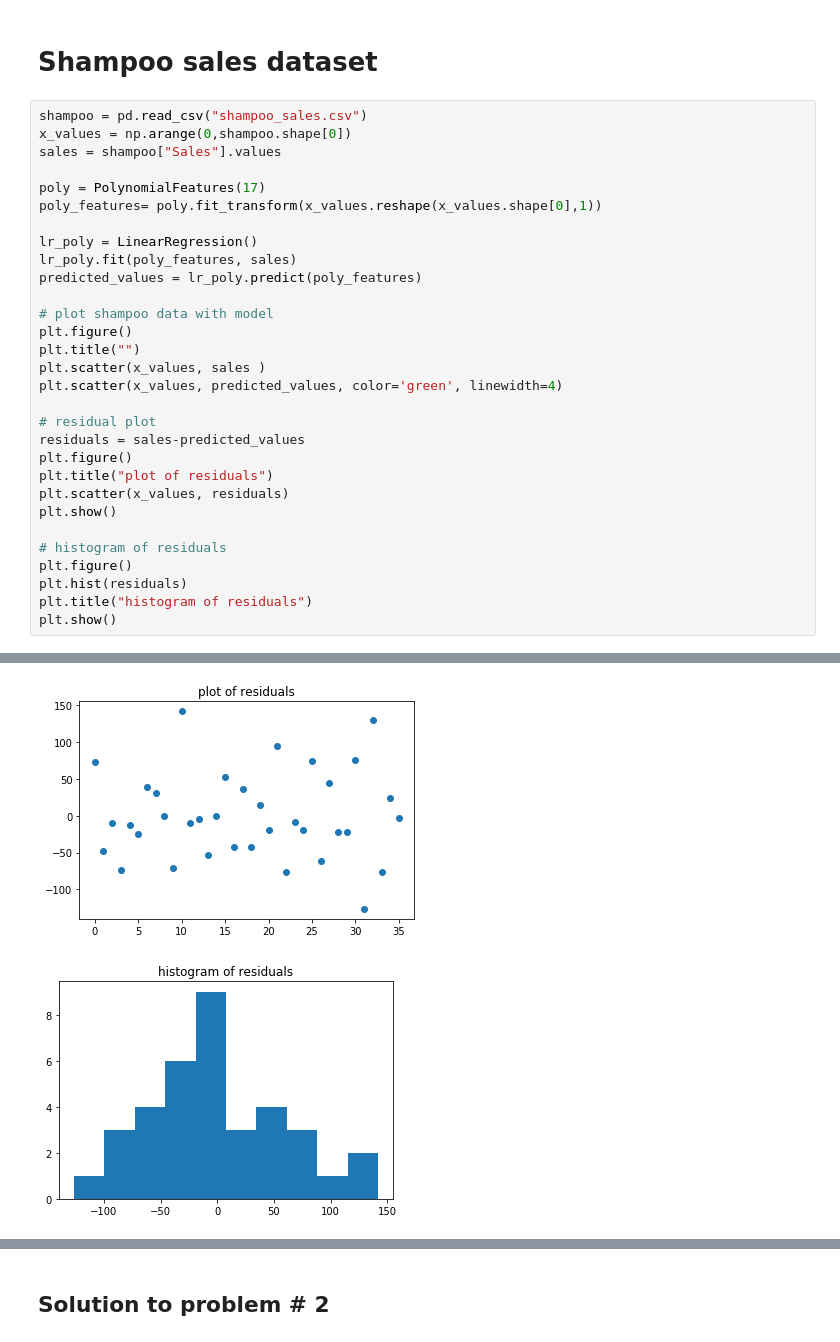
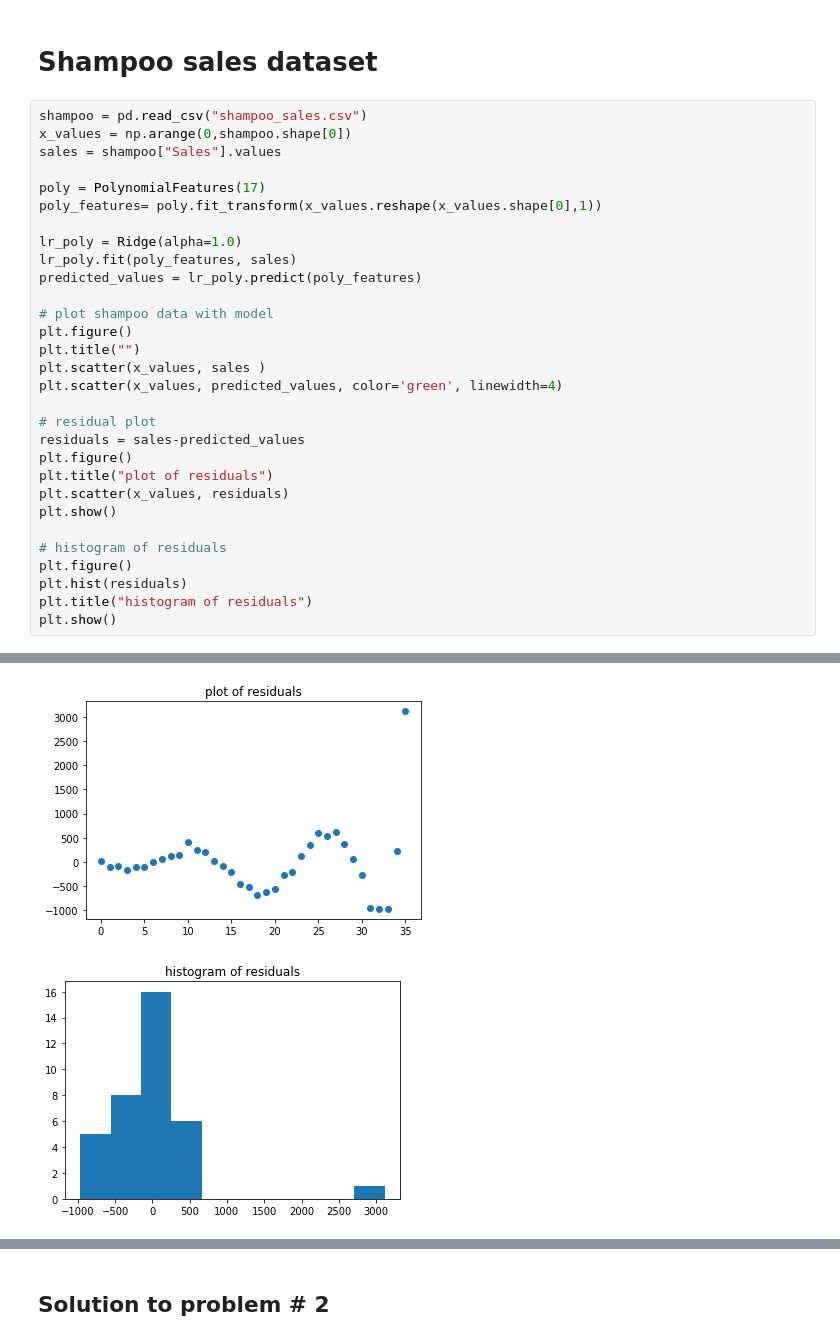
Before and after one commit to colaberry/DSin100days, a Jupyter notebook: notebooks/polynomial_regression_class/generating_and_fitting_custom_data.ipynb, the cells around one changed output, grey strips where cells are left out. Drawn from its saved outputs; the diff is of its cells as text.

```diff
--- a/notebooks/polynomial_regression_class/generating_and_fitting_custom_data.ipynb
+++ b/notebooks/polynomial_regression_class/generating_and_fitting_custom_data.ipynb
@@ -195,7 +195,7 @@ sales = shampoo["Sales"].values
 poly = PolynomialFeatures(17)
 poly_features= poly.fit_transform(x_values.reshape(x_values.shape[0],1))
 
-lr_poly = LinearRegression()
+lr_poly = Ridge(alpha=1.0)
 lr_poly.fit(poly_features, sales)
 predicted_values = lr_poly.predict(poly_features)
 
@@ -222,5 +222,5 @@ plt.show()
-[figure, old version]
+[figure, new version]
-[figure, old version]
+[figure, new version]
 # %%
 mean_squared_error(sales, predicted_values), r2_score(sales, predicted_values)
 # %% [output]
```
Also changed, not shown: parts of 16 cells of this notebook, 1 other file.
